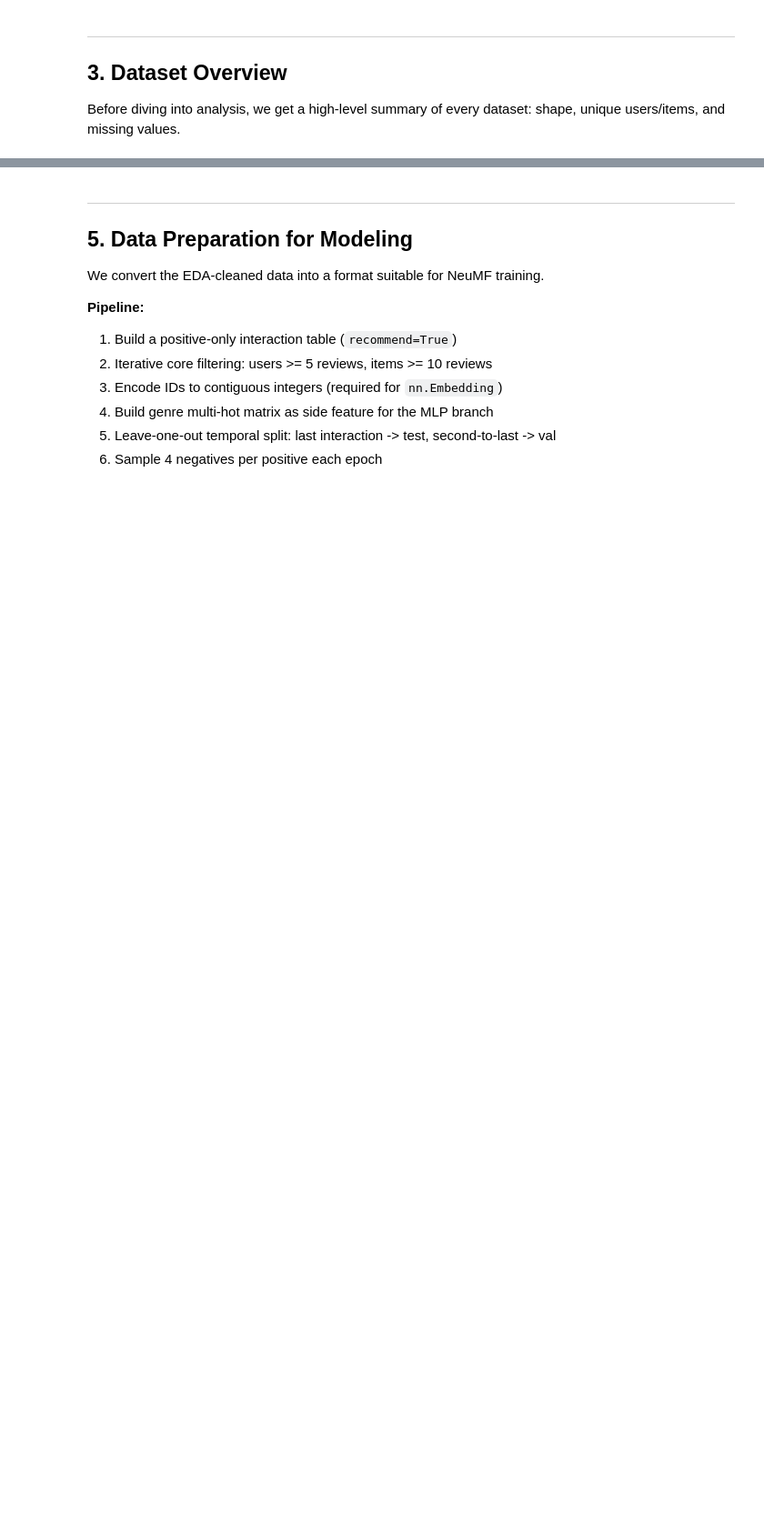
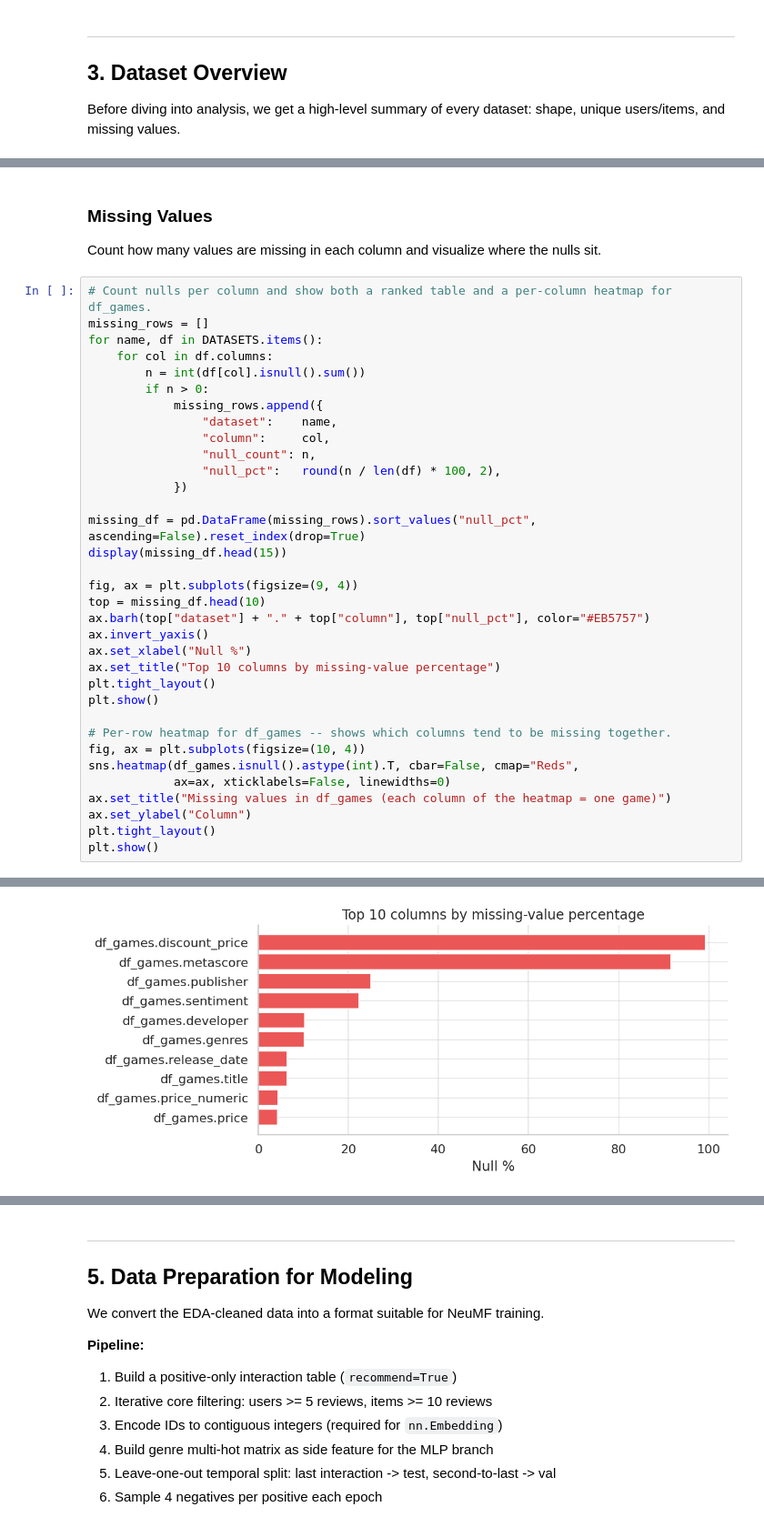
Before and after one commit to Patreax/ISA_movielens_recsys, a Jupyter notebook: notebooks/02_steam_recsys.ipynb, the cells around one changed output, grey strips where cells are left out. Shown at 91% size. Saved outputs shown, nothing was run; the diff lists cells and outputs as text; blank space fills up the shorter version.

```diff
--- a/notebooks/02_steam_recsys.ipynb
+++ b/notebooks/02_steam_recsys.ipynb
@@ -960,0 +202,39 @@ print('''
+# %% [markdown]
+### Missing Values
+
+Count how many values are missing in each column and visualize where the nulls sit.
+# %%
+# Count nulls per column and show both a ranked table and a per-column heatmap for df_games.
+missing_rows = []
+for name, df in DATASETS.items():
+    for col in df.columns:
+        n = int(df[col].isnull().sum())
+        if n > 0:
+            missing_rows.append({
+                "dataset":    name,
+                "column":     col,
+                "null_count": n,
+                "null_pct":   round(n / len(df) * 100, 2),
+            })
+
+missing_df = pd.DataFrame(missing_rows).sort_values("null_pct", ascending=False).reset_index(drop=True)
+display(missing_df.head(15))
+
+fig, ax = plt.subplots(figsize=(9, 4))
+top = missing_df.head(10)
+ax.barh(top["dataset"] + "." + top["column"], top["null_pct"], color="#EB5757")
+ax.invert_yaxis()
+ax.set_xlabel("Null %")
+ax.set_title("Top 10 columns by missing-value percentage")
+plt.tight_layout()
+plt.show()
+
+# Per-row heatmap for df_games -- shows which columns tend to be missing together.
+fig, ax = plt.subplots(figsize=(10, 4))
+sns.heatmap(df_games.isnull().astype(int).T, cbar=False, cmap="Reds",
+            ax=ax, xticklabels=False, linewidths=0)
+ax.set_title("Missing values in df_games (each column of the heatmap = one game)")
+ax.set_ylabel("Column")
+plt.tight_layout()
+plt.show()
+# %% [output]
@@ -960,0 +257 @@ print('''
+[figure, added]
```
Also changed, not shown: parts of 67 cells of this notebook, 1 other file.
